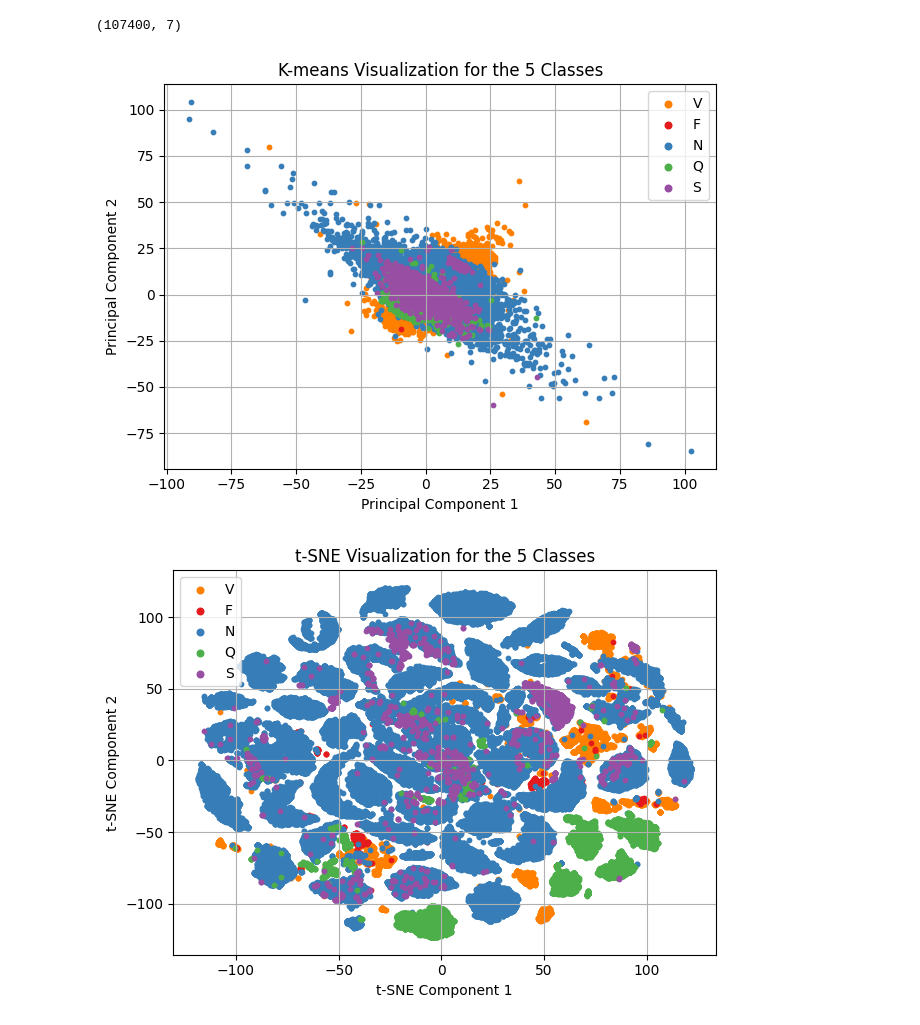
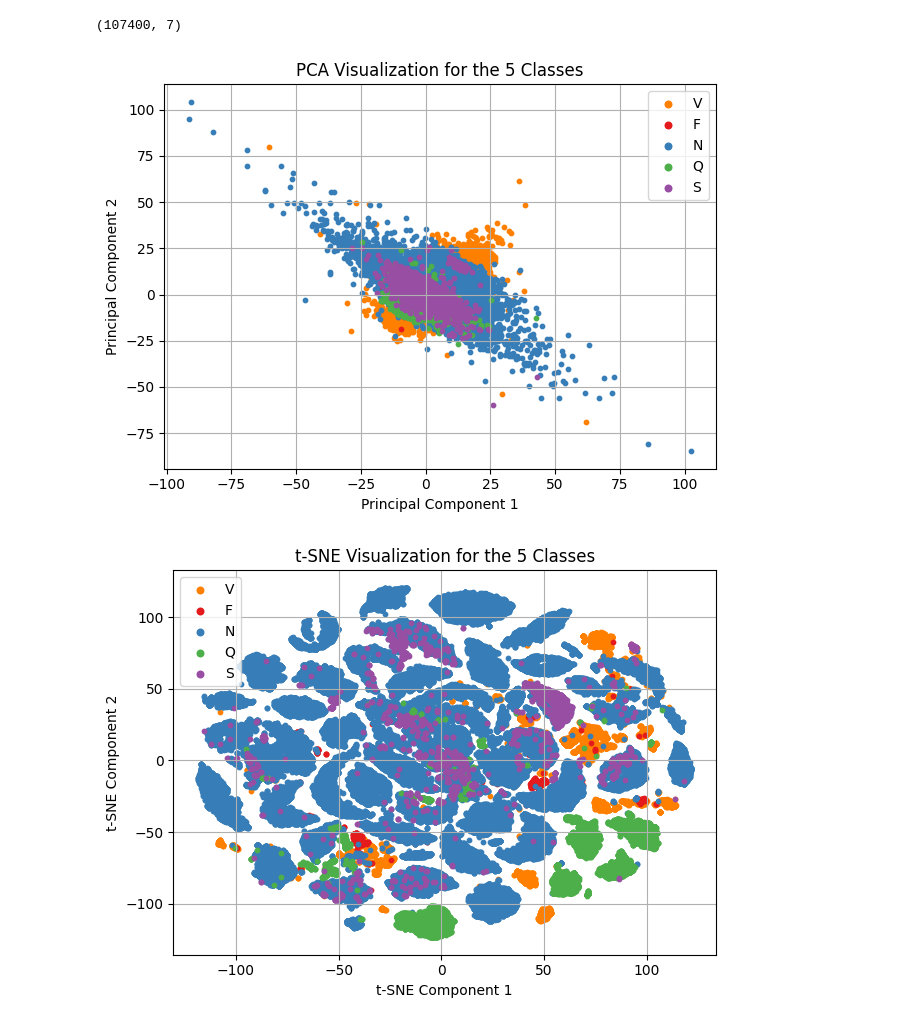
Before and after one commit to tirupatihemanth/ecganalysis, a Jupyter notebook: ECG ML Analysis.ipynb, the cells around one changed output. Drawn from its saved outputs; the diff is of its cells as text; code cells hidden in the pictures.

```diff
--- a/ECG ML Analysis.ipynb
+++ b/ECG ML Analysis.ipynb
@@ -81,23 +81,23 @@ print(X_proj.shape)
 # %%
 colors = sns.color_palette("Set1", 5)
 for i in [4,0,1,2,3]:
     plt.scatter(X_proj[:, 0][y==i], X_proj[:, 1][y==i], label=dt[i], s=10, c=[colors[i]])
 
 # plt.scatter(X_proj[:, 0], X_proj[:, 1], c=y)
 # Add labels, title, and legend
 plt.xlabel('Principal Component 1')
 plt.ylabel('Principal Component 2')
-plt.title('K-means Visualization for the 5 Classes')
+plt.title('PCA Visualization for the 5 Classes')
 plt.legend(loc="best", markerscale=1.5, fontsize='medium', frameon=True)
 plt.grid(True)
 
 # Adjust layout to prevent clipping of labels
 plt.tight_layout()
 
 # Show plot
 plt.show()
 # %% [output]
-[figure, old version]
+[figure, new version]
 # %%
 from sklearn.manifold import TSNE
 tsne = TSNE(n_components=2)
```
Also changed, not shown: parts of 4 cells of this notebook.
